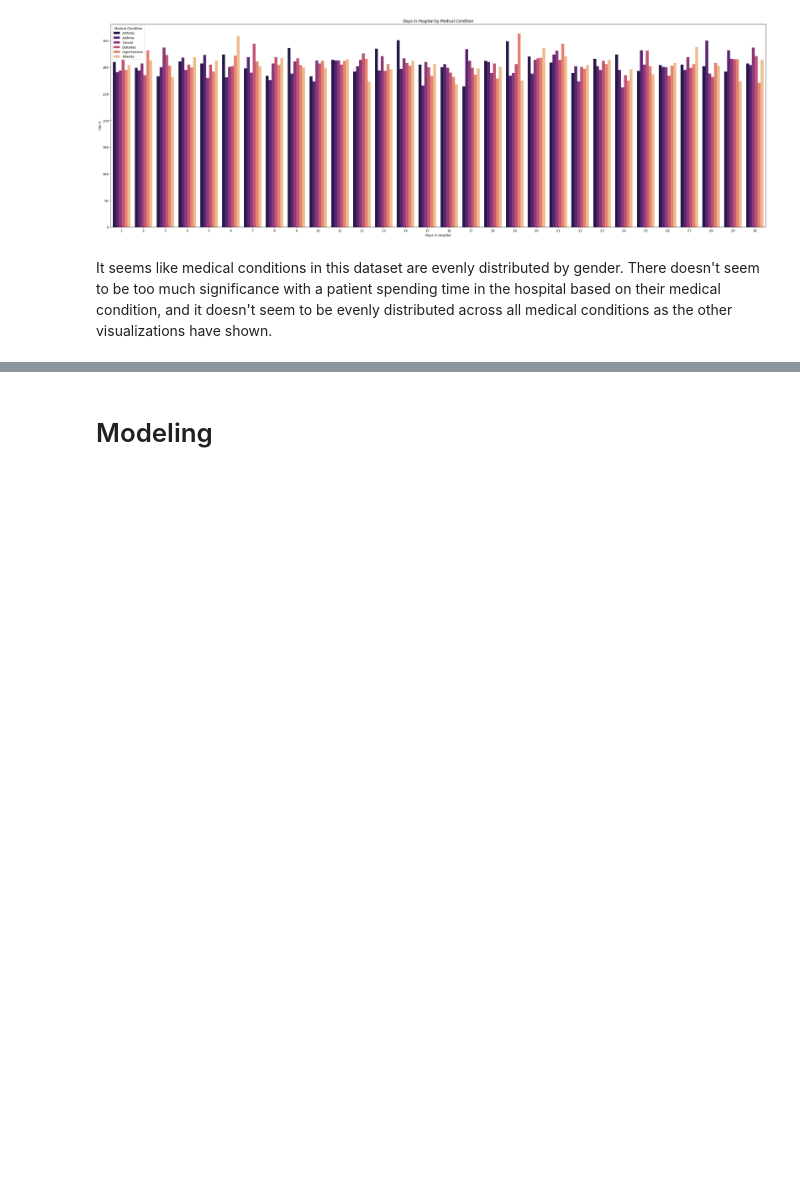
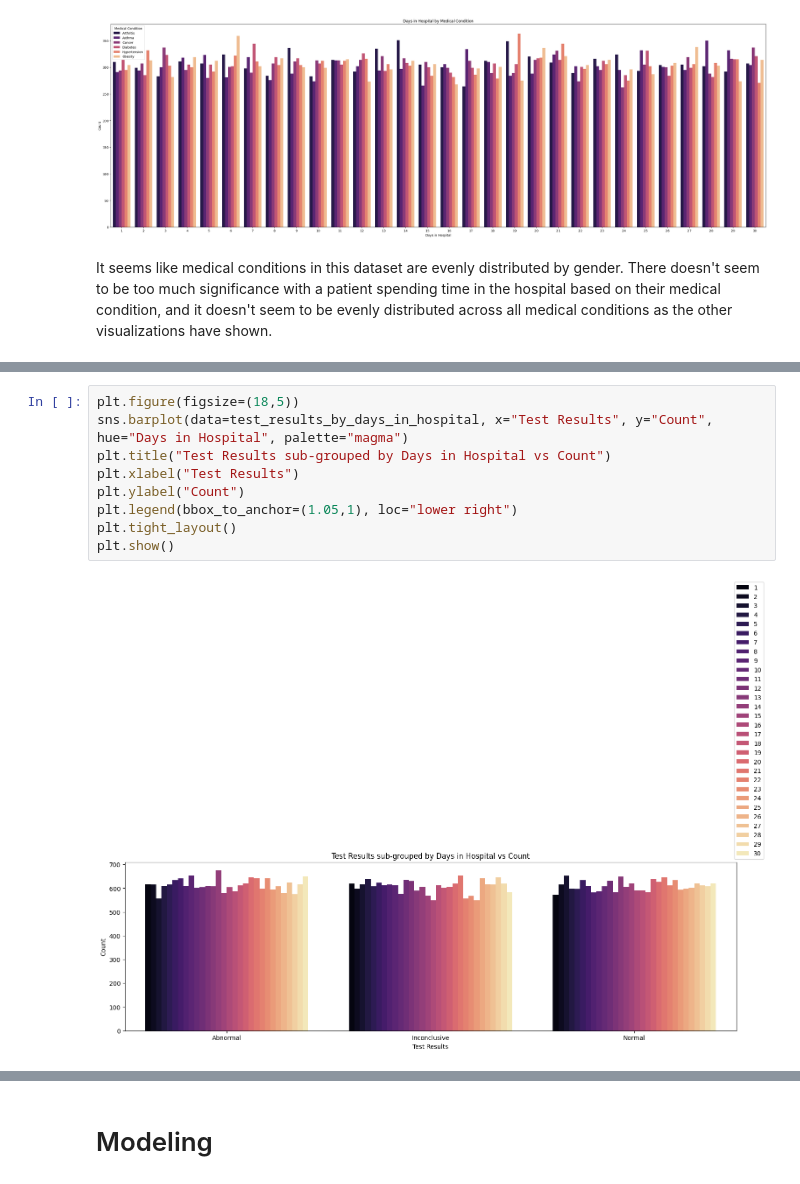
Before and after one commit to johne18/ml_learnings, a Jupyter notebook: [3] healthcare-dataset.ipynb, the cells around one changed output, grey strips where cells are left out. Drawn from its saved outputs; the diff is of its cells as text; blank space fills up the shorter version.

```diff
--- a/[3] healthcare-dataset.ipynb
+++ b/[3] healthcare-dataset.ipynb
@@ -259,0 +264,11 @@ It seems like medical conditions in this dataset are evenly distributed by gende
+# %%
+plt.figure(figsize=(18,5))
+sns.barplot(data=test_results_by_days_in_hospital, x="Test Results", y="Count", hue="Days in Hospital", palette="magma")
+plt.title("Test Results sub-grouped by Days in Hospital vs Count")
+plt.xlabel("Test Results")
+plt.ylabel("Count")
+plt.legend(bbox_to_anchor=(1.05,1), loc="lower right")
+plt.tight_layout()
+plt.show()
+# %% [output]
+[figure, added]
```
Also changed, not shown: parts of 26 cells of this notebook.
